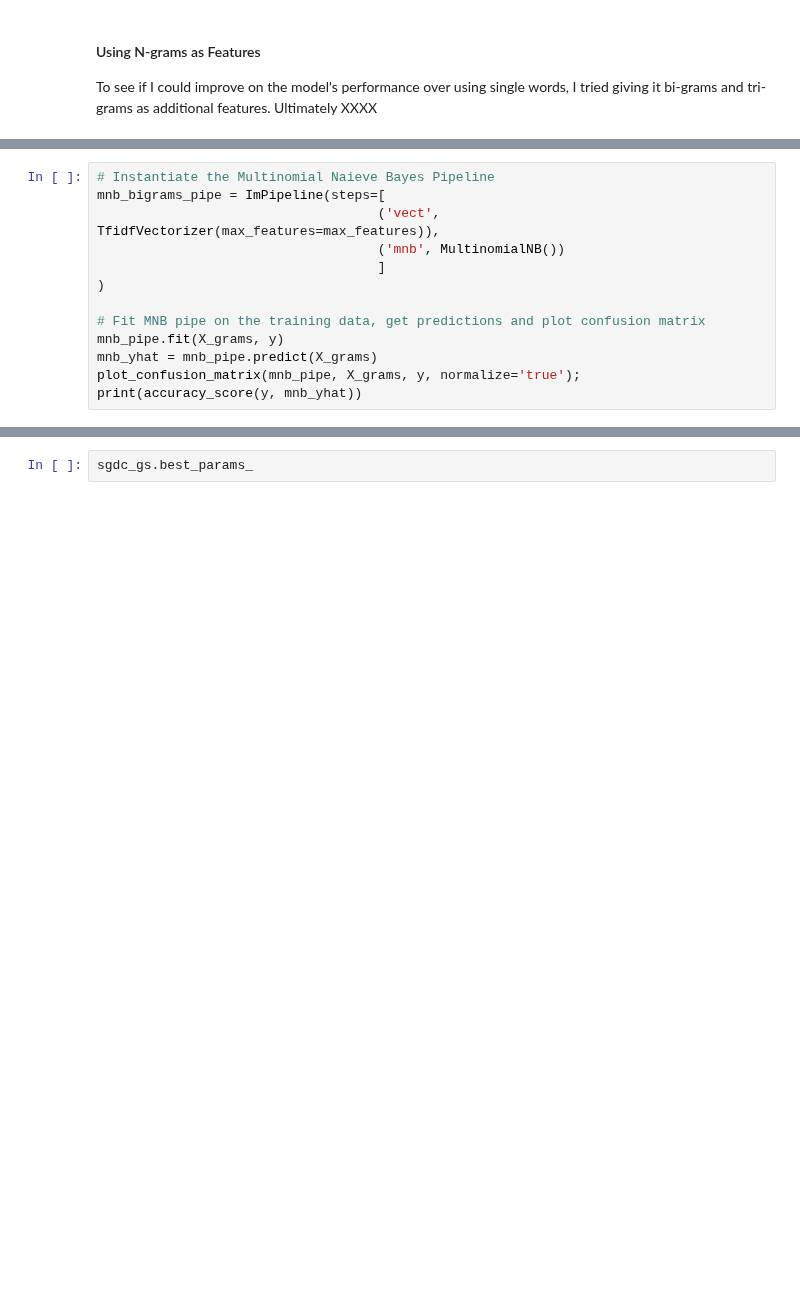
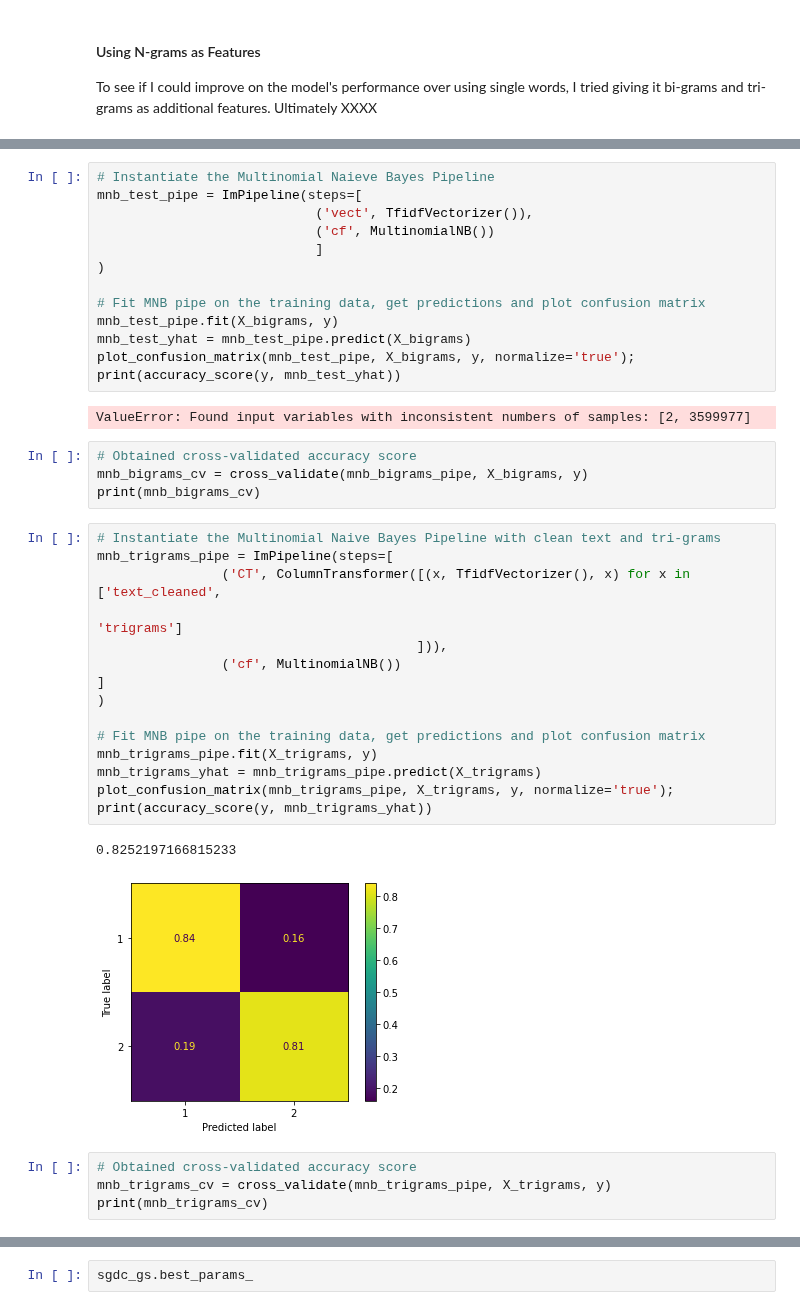
Before and after one commit to ThomasHChapman/classifying_user_reviews, a Jupyter notebook: working_notebooks/modeling_nb.ipynb, the cells around one changed output, grey strips where cells are left out. Drawn from its saved outputs; the diff is of its cells as text; blank space fills up the shorter version.

```diff
--- a/working_notebooks/modeling_nb.ipynb
+++ b/working_notebooks/modeling_nb.ipynb
@@ -171,13 +187,41 @@ To see if I could improve on the model's performance over using single words, I
 # %%
 # Instantiate the Multinomial Naieve Bayes Pipeline
-mnb_bigrams_pipe = ImPipeline(steps=[
-                                    ('vect', TfidfVectorizer(max_features=max_features)),
-                                    ('mnb', MultinomialNB())
-                                    ]
+mnb_test_pipe = ImPipeline(steps=[
+                            ('vect', TfidfVectorizer()),
+                            ('cf', MultinomialNB())
+                            ]
 )
 
 # Fit MNB pipe on the training data, get predictions and plot confusion matrix
-mnb_pipe.fit(X_grams, y)
-mnb_yhat = mnb_pipe.predict(X_grams)
-plot_confusion_matrix(mnb_pipe, X_grams, y, normalize='true');
-print(accuracy_score(y, mnb_yhat))
+mnb_test_pipe.fit(X_bigrams, y)
+mnb_test_yhat = mnb_test_pipe.predict(X_bigrams)
+plot_confusion_matrix(mnb_test_pipe, X_bigrams, y, normalize='true');
+print(accuracy_score(y, mnb_test_yhat))
+# %% [output]
+ValueError: Found input variables with inconsistent numbers of samples: [2, 3599977]
+# %%
+# Obtained cross-validated accuracy score
+mnb_bigrams_cv = cross_validate(mnb_bigrams_pipe, X_bigrams, y)
+print(mnb_bigrams_cv)
+# %%
+# Instantiate the Multinomial Naive Bayes Pipeline with clean text and tri-grams
+mnb_trigrams_pipe = ImPipeline(steps=[
+                ('CT', ColumnTransformer([(x, TfidfVectorizer(), x) for x in ['text_cleaned',
+                                                                              'trigrams']
+                                         ])),
+                ('cf', MultinomialNB())
+]
+)
+
+# Fit MNB pipe on the training data, get predictions and plot confusion matrix
+mnb_trigrams_pipe.fit(X_trigrams, y)
+mnb_trigrams_yhat = mnb_trigrams_pipe.predict(X_trigrams)
+plot_confusion_matrix(mnb_trigrams_pipe, X_trigrams, y, normalize='true');
+print(accuracy_score(y, mnb_trigrams_yhat))
+# %% [output]
+0.8252197166815233
+[figure, added]
+# %%
+# Obtained cross-validated accuracy score
+mnb_trigrams_cv = cross_validate(mnb_trigrams_pipe, X_trigrams, y)
+print(mnb_trigrams_cv)
```
Also changed, not shown: parts of 32 cells of this notebook.
